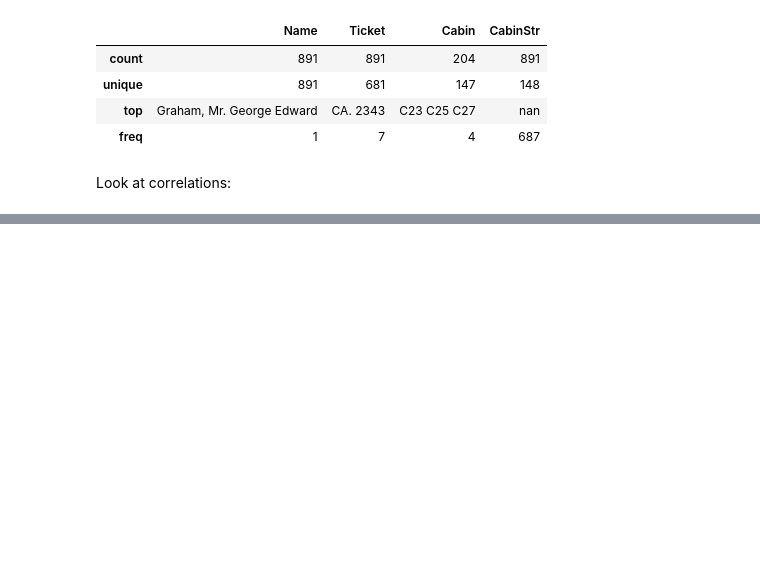
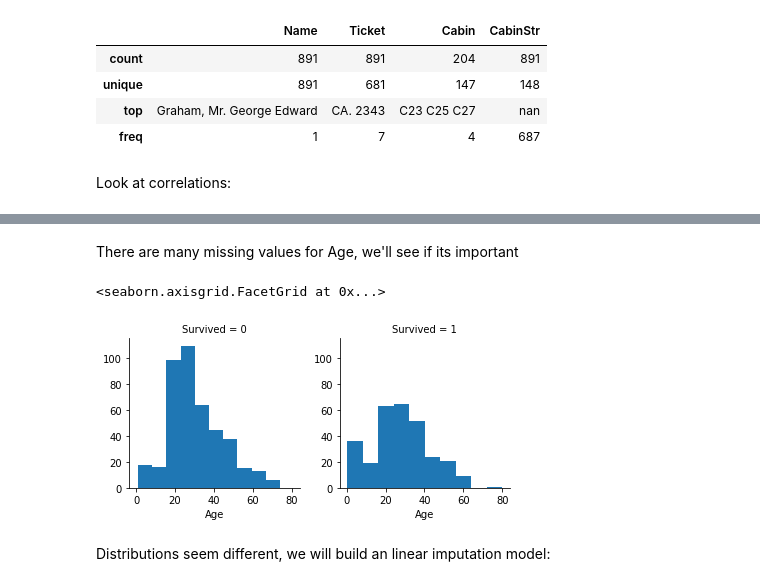
Before and after one commit to b-crawford/Titanic-Machine-Learning-from-Disaster, a Jupyter notebook: Titanic_analysis.ipynb, the cells around one changed output, grey strips where cells are left out. Drawn from its saved outputs; the diff is of its cells as text; code cells hidden in the pictures; blank space fills up the shorter version.

```diff
--- a/Titanic_analysis.ipynb
+++ b/Titanic_analysis.ipynb
@@ -119,0 +121,9 @@ sns.heatmap(corr)
+# %% [markdown]
+There are many missing values for Age, we'll see if its important
+# %%
+sns.FacetGrid(train_df, col = 'Survived').map(plt.hist,'Age')
+# %% [output]
+<seaborn.axisgrid.FacetGrid at 0x...>
+[figure, added]
+# %% [markdown]
+Distributions seem different, we will build an linear imputation model:
```
Also changed, not shown: parts of 4 cells of this notebook, 2 other files.
